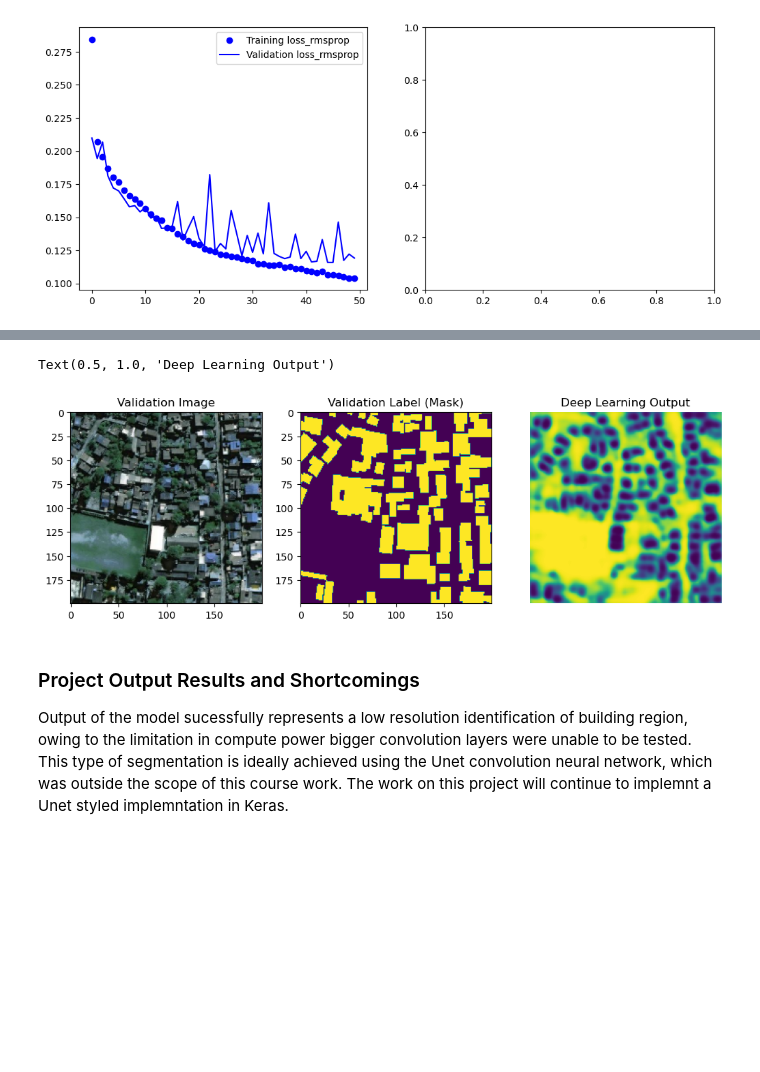
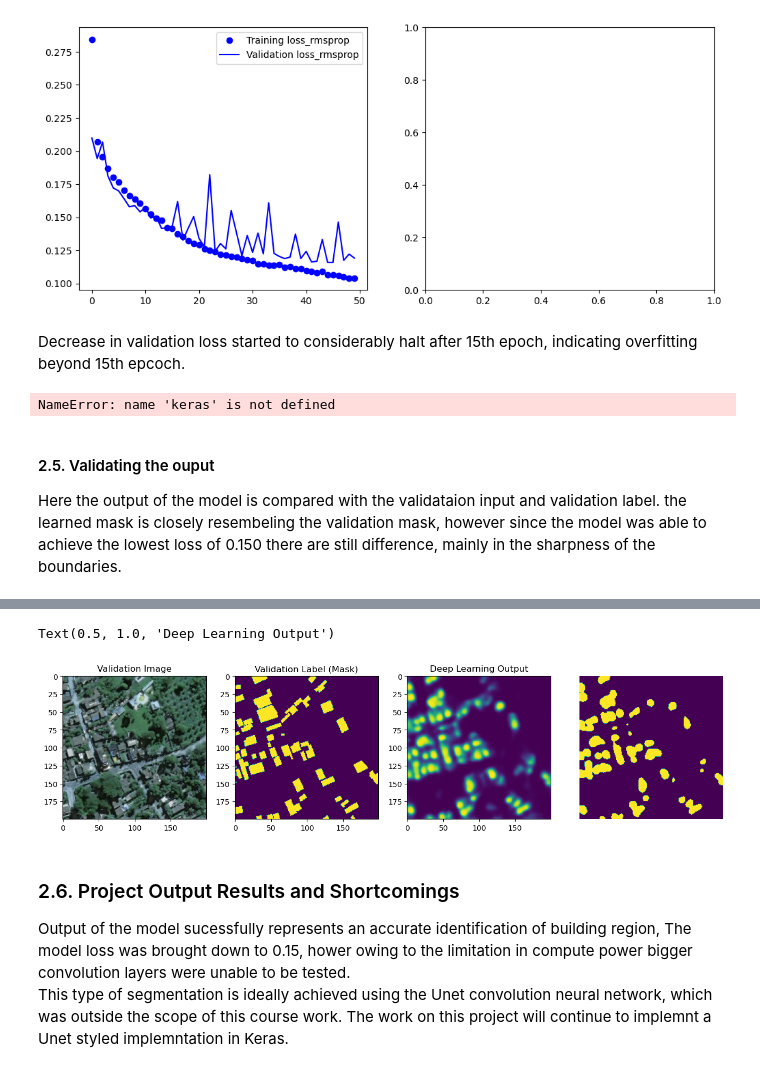
Before and after one commit to adil-py/spacenet_building_detection, a Jupyter notebook: src/features/Master_s.ipynb, the cells around one changed output, grey strips where cells are left out. Drawn from its saved outputs; the diff is of its cells as text; code cells hidden in the pictures; blank space fills up the shorter version.

Commit message:
updated output

```diff
--- a/src/features/Master_s.ipynb
+++ b/src/features/Master_s.ipynb
@@ -328,25 +354,36 @@ ax[0].legend()
 # %% [output]
 <matplotlib.legend.Legend at 0x...>
 [figure]
+# %% [markdown]
+Decrease in validation loss started to considerably halt after 15th epoch, indicating overfitting beyond 15th epcoch.
+# %%
+model = keras.models.load_model("oxford_segmentation.karas") ## Loading the model from the best epoch
+# %% [output]
+NameError: name 'keras' is not defined
+# %% [markdown]
+#### 2.5. Validating the ouput
+
+Here the output of the model is compared with the validataion input and validation label. the learned mask is closely resembeling the validation mask, however since the model was able to achieve the lowest loss of 0.150 there are still difference, mainly in the sharpness of the boundaries.
 # %%
 from tensorflow.keras.utils import array_to_img
 
-i=626
+i=421
 test_i = val_x_lr[i]
 
-mask = model_lr.predict(np.expand_dims(test_i,0)) [0]
+mask = model.predict(np.expand_dims(test_i,0)) [0]
 
-fig, ax =plt.subplots(1,3, figsize=(12,5))
+fig, ax =plt.subplots(1,4, figsize=(16,5))
 ax[0].imshow(array_to_img(test_i))
-def display_maska(pred,i):
+def display_maska(pred,b,c=0):
     # pred = np.argmax(pred,axis=-1)
     # pred.reshape(200,200,1)
     pred *= 127
     plt.axis("off")
-    ax[i].imshow(pred[:,:,0])
+    ax[b].imshow(pred[:,:,c])
 
-display_maska(mask,2)
+display_maska(mask,2,1)
 display_maska(val_y_lr[i],1)
+display_maska(np.argmax(mask,axis=-1).reshape(200,200,1),3)
 ax[0].set_title("Validation Image")
 ax[1].set_title("Validation Label (Mask)")
 ax[2].set_title("Deep Learning Output")
@@ -355,7 +392,7 @@ ax[2].set_title("Deep Learning Output")
 Text(0.5, 1.0, 'Deep Learning Output')
-[figure, old version]
+[figure, new version]
 # %% [markdown]
-### Project Output Results and Shortcomings
+### 2.6. Project Output Results and Shortcomings
 
-Output of the model sucessfully represents a low resolution identification of building region, owing to the limitation in compute power bigger convolution layers were unable to be tested.
+Output of the model sucessfully represents an accurate identification of building region, The model loss was brought down to 0.15, hower owing to the limitation in compute power bigger convolution layers were unable to be tested.
 This type of segmentation is ideally achieved using the Unet convolution neural network, which was outside the scope of this course work. The work on this project will continue to implemnt a Unet styled implemntation in Keras.
```
Also changed, not shown: parts of 18 cells of this notebook, 1 other file.
